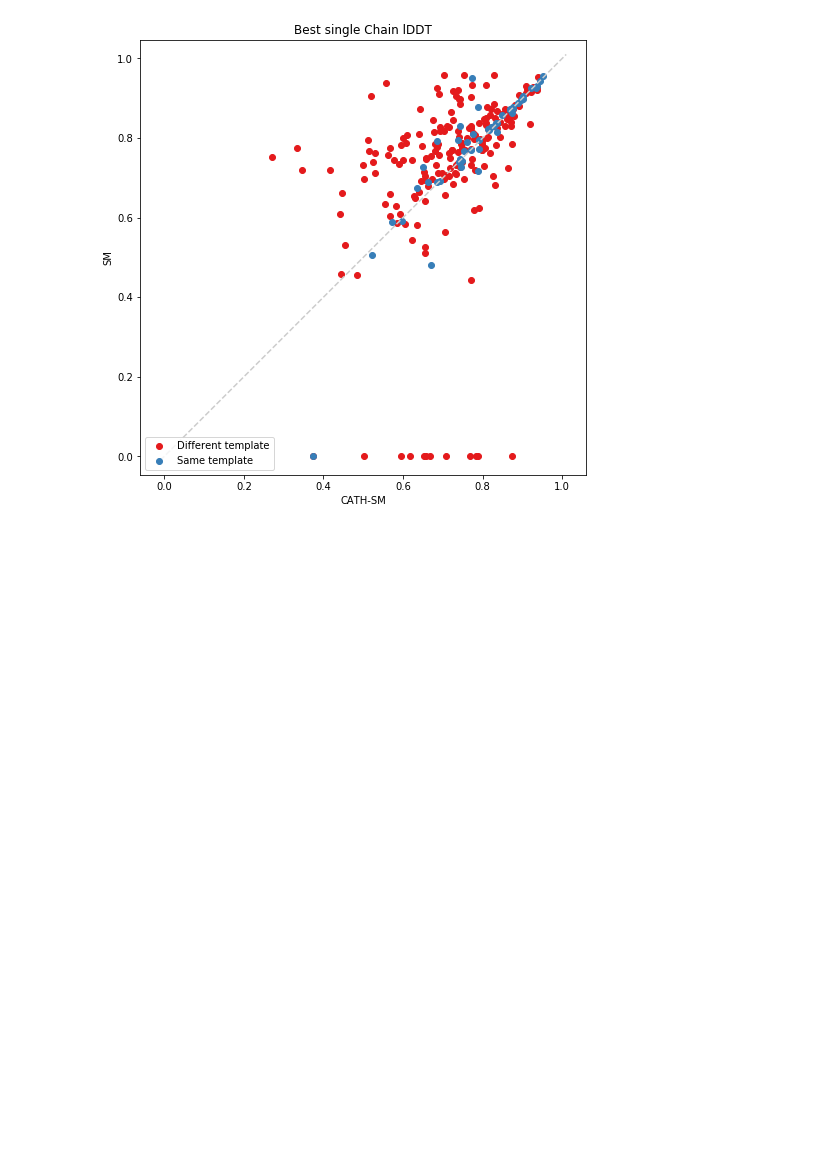
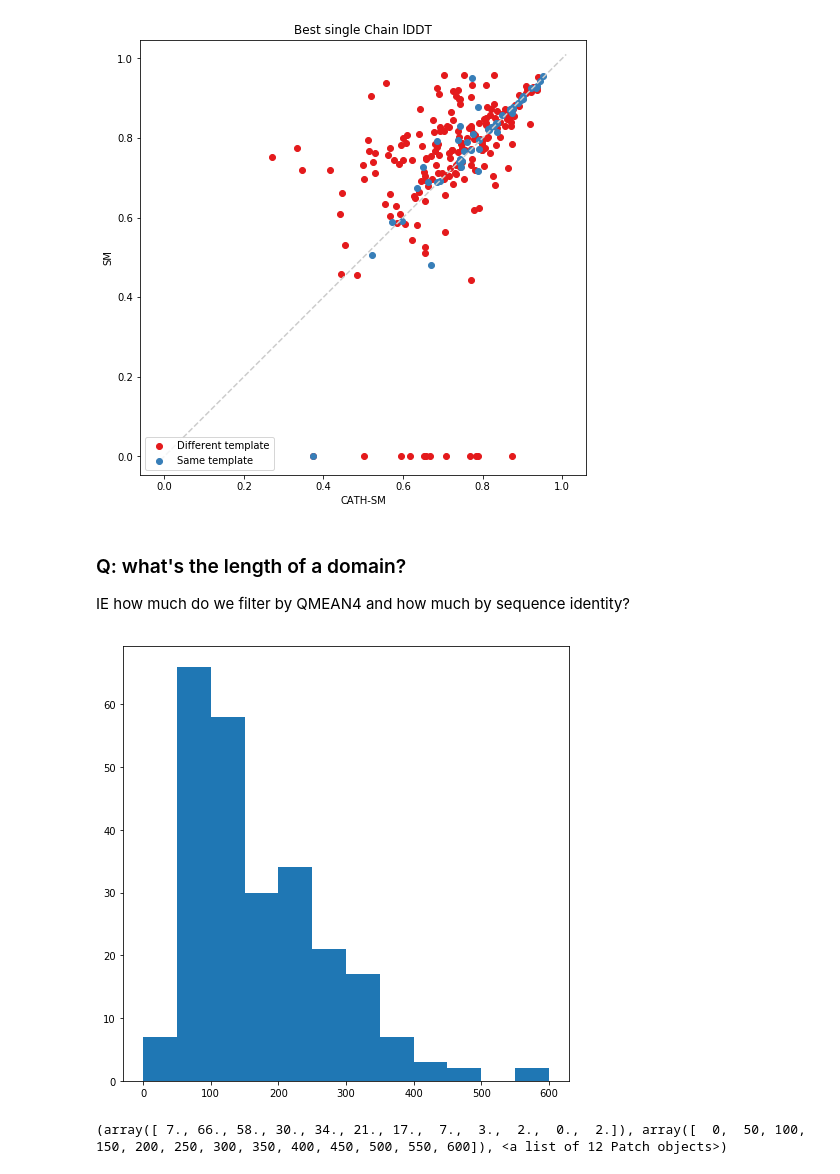
Before and after one commit to CATH-SWISSMODEL/cathsm-cameo, a Jupyter notebook: Plots_lDDT.ipynb, the cells around one changed output. Saved outputs shown, nothing was run; the diff lists cells and outputs as text; code cells hidden in the pictures; blank space fills up the shorter version.

```diff
--- a/Plots_lDDT.ipynb
+++ b/Plots_lDDT.ipynb
@@ -875,3 +946,15 @@ plt.axis('equal')
 plt.show()
 # %% [output]
 [figure]
+# %% [markdown]
+### Q: what's the length of a domain?
+
+IE how much do we filter by QMEAN4 and how much by sequence identity?
+# %%
+hist = plt.hist(resolvedhits_smr_first_sm['cathsm_length'],
+               bins = range(0, 601, 50))
+plt.show()
+print(hist)
+# %% [output]
+[figure, added]
+(array([ 7., 66., 58., 30., 34., 21., 17.,  7.,  3.,  2.,  0.,  2.]), array([  0,  50, 100, 150, 200, 250, 300, 350, 400, 450, 500, 550, 600]), <a list of 12 Patch objects>)
```
Also changed, not shown: parts of 7 cells of this notebook, 1 other file.
